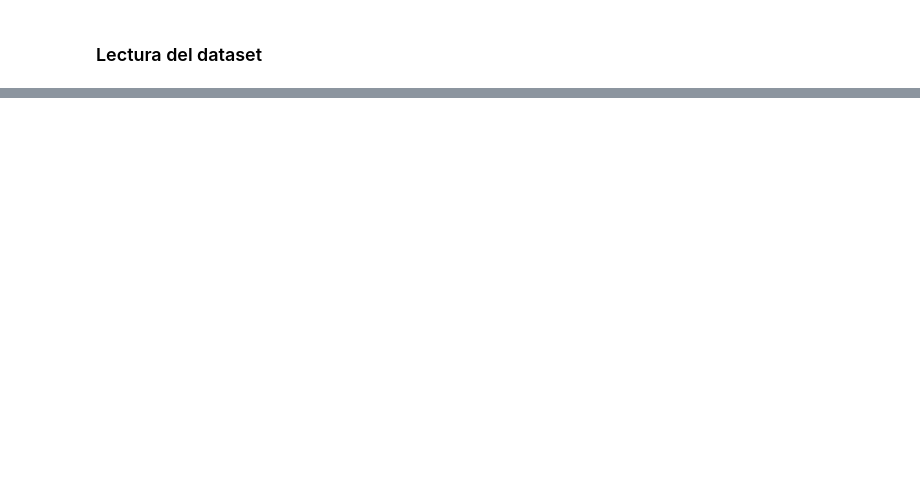
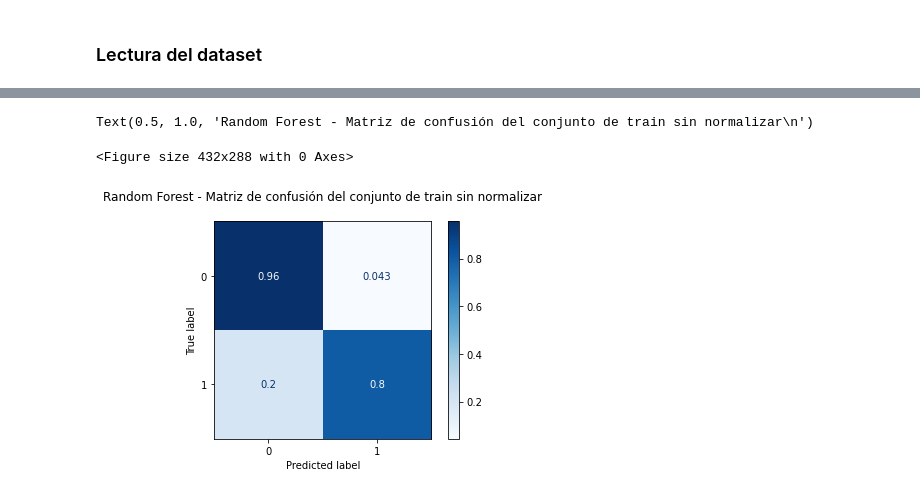
Before and after one commit to JIBarrionuevoGaltier/DiploDatos_2021_Mentoria_Grupo_2, a Jupyter notebook: notebooks_tp4/practico_4_pruebas.ipynb, the cells around one changed output, grey strips where cells are left out. Drawn from its saved outputs; the diff is of its cells as text; code cells hidden in the pictures; blank space fills up the shorter version.

```diff
--- a/notebooks_tp4/practico_4_pruebas.ipynb
+++ b/notebooks_tp4/practico_4_pruebas.ipynb
@@ -263,0 +1604,7 @@ df.groupby(pd.Grouper(key='fecha_cupon_movimiento',freq='W')).agg(sum)
+# %%
+# Features and target
+X = df.drop([ordinal_ft, target_c], axis=1)
+y = df[target_c]
+# %%
+# Train and validation
+X_train, X_val, y_train, y_val = train_test_split(X, y, test_size=0.30, random_state=0, shuffle=False)
@@ -263,0 +1613,24 @@ df.groupby(pd.Grouper(key='fecha_cupon_movimiento',freq='W')).agg(sum)
+# %%
+# Preprocessing
+num_transformer = scaler
+cat_transformer = 'passthrough'
+
+num_features = [g for g in X.columns if 'client' not in g]
+cat_features = [g for g in X.columns if 'client' in g]
+
+preprocessor = ColumnTransformer(
+    transformers=[
+        ('num', num_transformer, num_features),
+        ('cat', cat_transformer, cat_features)])
+# %%
+# Fit
+pipe = Pipeline([
+  ('preprocessor', preprocessor),
+#  ('feature_selection', SelectFromModel(ft_selector)),
+  ('cla', model_)
+])
+
+model = RandomizedSearchCV(pipe, param_grid, scoring='f1', cv=5, verbose=1)
+
+model.fit(X_train, y_train)
+rfc_cv = model
@@ -263,0 +1692,9 @@ df.groupby(pd.Grouper(key='fecha_cupon_movimiento',freq='W')).agg(sum)
+# %%
+plt.figure()
+plot_confusion_matrix(estimator= model, X=X_train, y_true=y_train,
+                      normalize='true', cmap='Blues').ax_ \
+                      .set_title('Random Forest - Matriz de confusión del conjunto de train sin normalizar\n')
+# %% [output]
+Text(0.5, 1.0, 'Random Forest - Matriz de confusión del conjunto de train sin normalizar\n')
+<Figure size 432x288 with 0 Axes>
+[figure, added]
```
Also changed, not shown: parts of 307 cells of this notebook, 1 other file.
